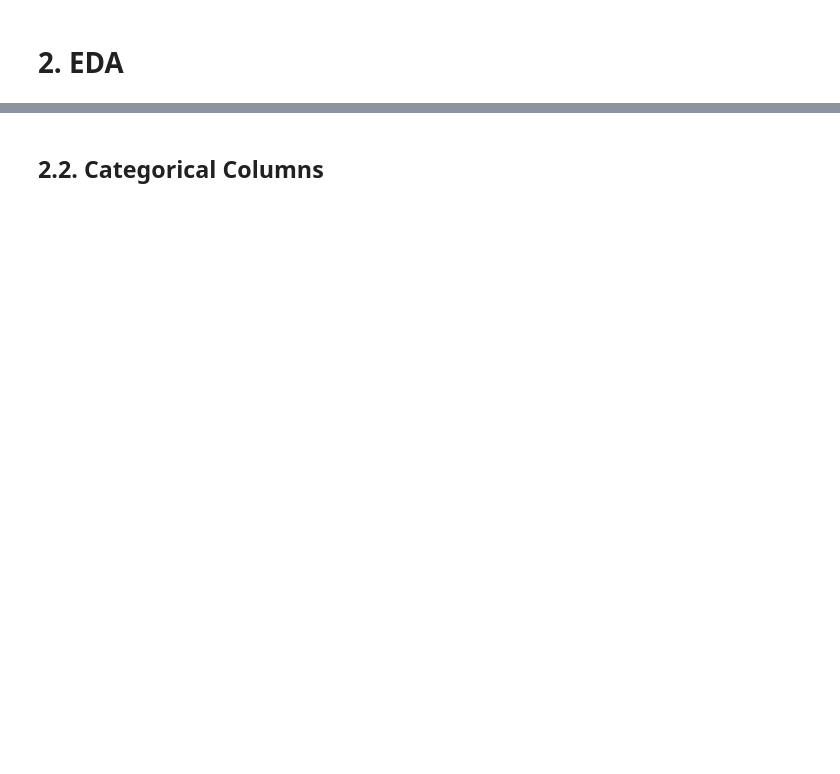
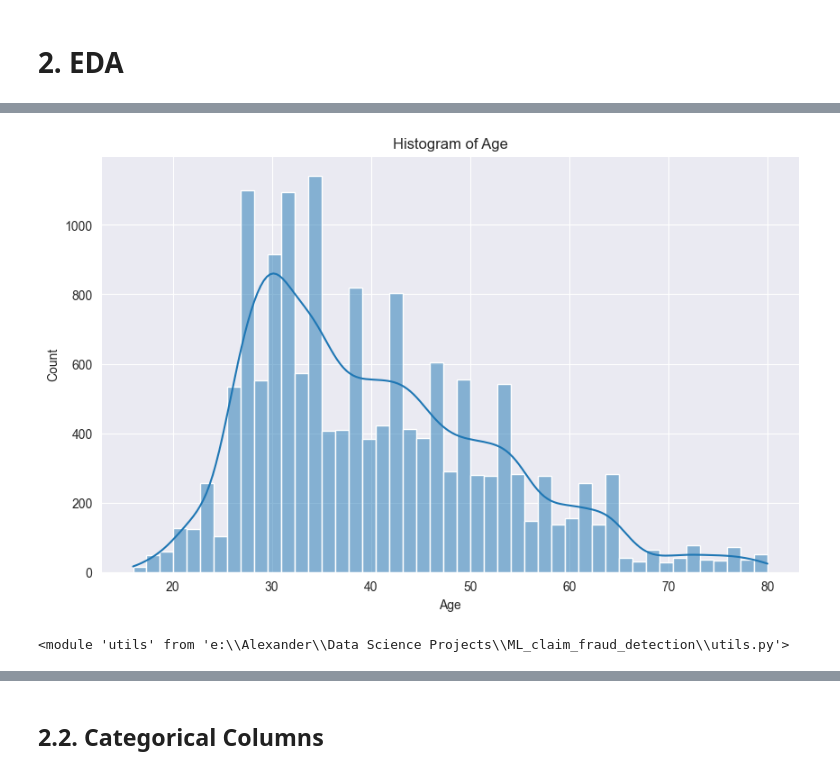
Before and after one commit to aburgosn-ds/ML_claim_fraud_detection, a Jupyter notebook: notebook.ipynb, the cells around one changed output, grey strips where cells are left out. Saved outputs shown, nothing was run; the diff lists cells and outputs as text; code cells hidden in the pictures; blank space fills up the shorter version.

```diff
--- a/notebook.ipynb
+++ b/notebook.ipynb
@@ -110,0 +214,4 @@ df.describe()
+# %%
+median_age_to_replace = X_df.groupby(['Sex', 'MaritalStatus'])['Age'].median()['Male']['Single']
+X_df.Age = X_df.Age.replace(0, median_age_to_replace)
+utils.show_value_counts(X_df, 'Age')
@@ -110,0 +233,14 @@ df.describe()
+# %%
+fig, ax = plt.subplots(1, 1, figsize=(10,6))
+
+sns.histplot(data=X_df, x='Age', stat='count', kde=True, ax=ax)
+# sns.boxplot(data=X_df, x='Age', ax=ax[1])
+plt.title("Histogram of Age")
+plt.show()
+# %% [output]
+[figure, added]
+# %%
+import importlib
+importlib.reload(utils)
+# %% [output]
+<module 'utils' from 'e:\\Alexander\\Data Science Projects\\ML_claim_fraud_detection\\utils.py'>
```
Also changed, not shown: parts of 44 cells of this notebook.
